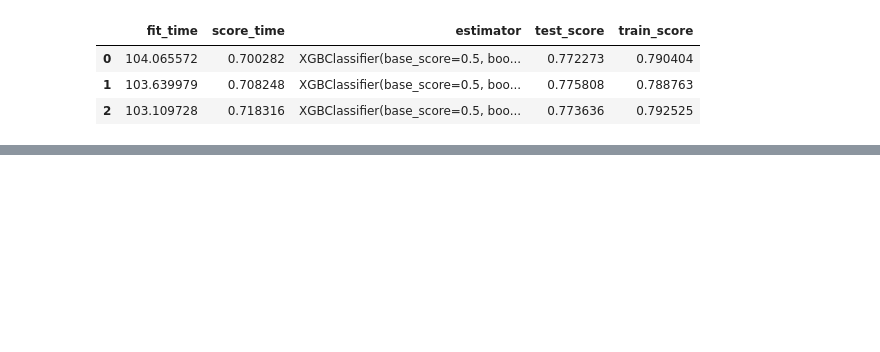
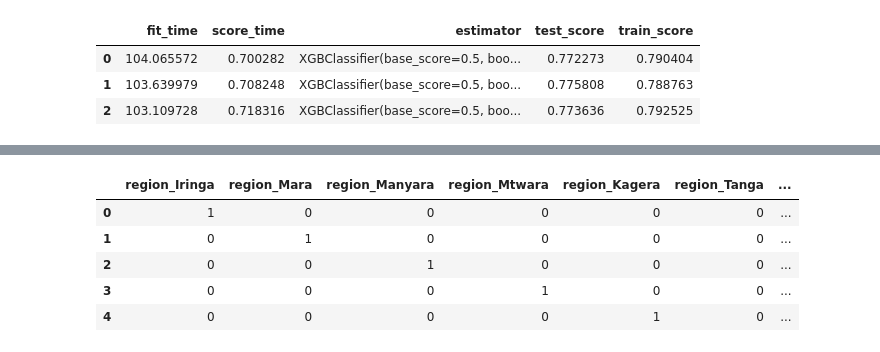
Before and after one commit to livjab/DS3-Kaggle-Comptetion, a Jupyter notebook: LJ_DS3_Kaggle_Competition.ipynb, the cells around one changed output, grey strips where cells are left out. Saved outputs shown, nothing was run; the diff lists cells and outputs as text; code cells hidden in the pictures; blank space fills up the shorter version.

```diff
--- a/LJ_DS3_Kaggle_Competition.ipynb
+++ b/LJ_DS3_Kaggle_Competition.ipynb
@@ -303,0 +337,8 @@ files.download('LJ-third-submission.csv')
+# %%
+# this feature is a good option to use one hot encoding
+
+oh_encoder = ce.OneHotEncoder(use_cat_names=True)
+basin_encoded = oh_encoder.fit_transform(train[["basin"]])
+test_encoded = oh_encoder.transform(test[["basin"]])
+
+basin_encoded.head()
@@ -303,0 +352,3 @@ files.download('LJ-third-submission.csv')
+# %%
+train = pd.concat([train, basin_encoded], axis=1)
+test = pd.concat([test, test_encoded], axis=1)
@@ -303,0 +379,15 @@ files.download('LJ-third-submission.csv')
+# %%
+# another good one to use one hot encoding
+
+oh_encoder = ce.OneHotEncoder(use_cat_names=True)
+region_encoded = oh_encoder.fit_transform(train[["region"]])
+test_encoder = oh_encoder.transform(test[["region"]])
+
+region_encoded.head()
+# %% [output]
+|  | region_Iringa | region_Mara | region_Manyara | region_Mtwara | region_Kagera | region_Tanga | ... |
+| 0 | 1 | 0 | 0 | 0 | 0 | 0 | ... |
+| 1 | 0 | 1 | 0 | 0 | 0 | 0 | ... |
+| 2 | 0 | 0 | 1 | 0 | 0 | 0 | ... |
+| 3 | 0 | 0 | 0 | 1 | 0 | 0 | ... |
+| 4 | 0 | 0 | 0 | 0 | 1 | 0 | ... |
```
Also changed, not shown: parts of 58 cells of this notebook.
